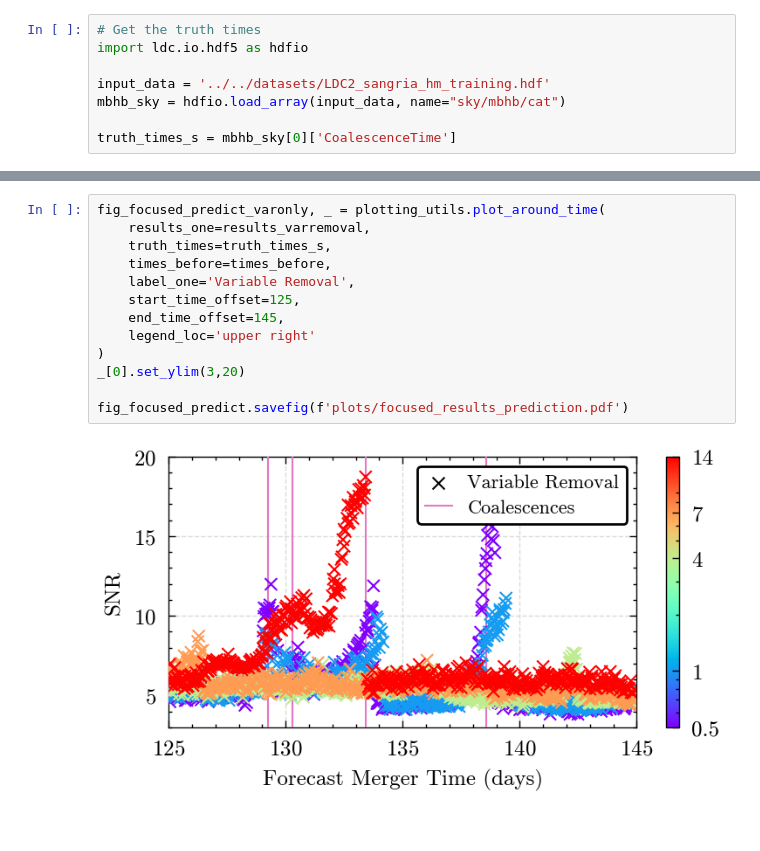
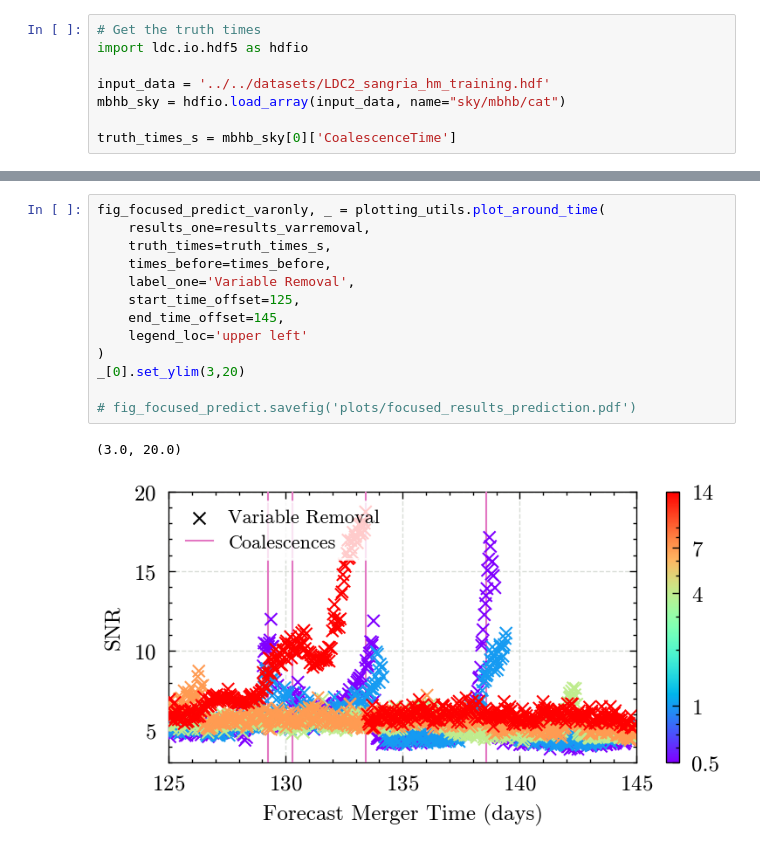
Before and after one commit to icg-gravwaves/lisa_premerger_sangria, a Jupyter notebook: search/inpainting_runs/plot_focused_data_results.ipynb, the cells around one changed output, grey strips where cells are left out. Saved outputs shown, nothing was run; the diff lists cells and outputs as text.

Commit message:
Add focused region plotting

```diff
--- a/search/inpainting_runs/plot_focused_data_results.ipynb
+++ b/search/inpainting_runs/plot_focused_data_results.ipynb
@@ -81,18 +81,19 @@ fig_focused_predict.savefig(f'plots/focused_results_prediction.pdf')
 # %%
 fig_focused_predict_varonly, _ = plotting_utils.plot_around_time(
     results_one=results_varremoval,
     truth_times=truth_times_s,
     times_before=times_before,
     label_one='Variable Removal',
     start_time_offset=125,
     end_time_offset=145,
-    legend_loc='upper right'
+    legend_loc='upper left'
 )
 _[0].set_ylim(3,20)
 
-fig_focused_predict.savefig(f'plots/focused_results_prediction.pdf')
+# fig_focused_predict.savefig('plots/focused_results_prediction.pdf')
 # %% [output]
+(3.0, 20.0)
-[figure, old version]
+[figure, new version]
 # %%
 fig_focused_dataend, (ax_focused_dataend, labels, lines) = plotting_utils.plot_around_time(
     results_one=results_varremoval,
```
Also changed, not shown: parts of 4 cells of this notebook, 1 other file.
